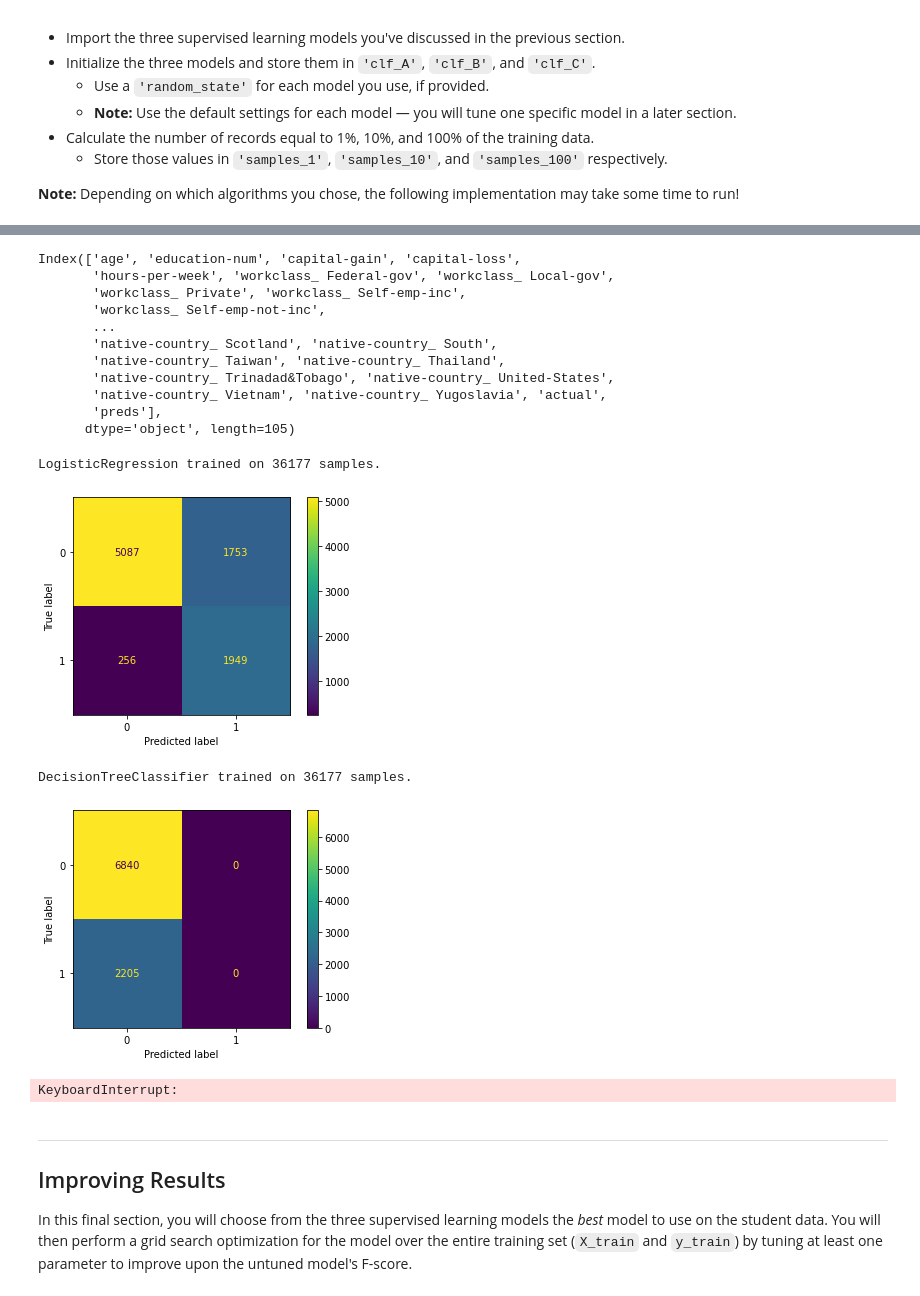
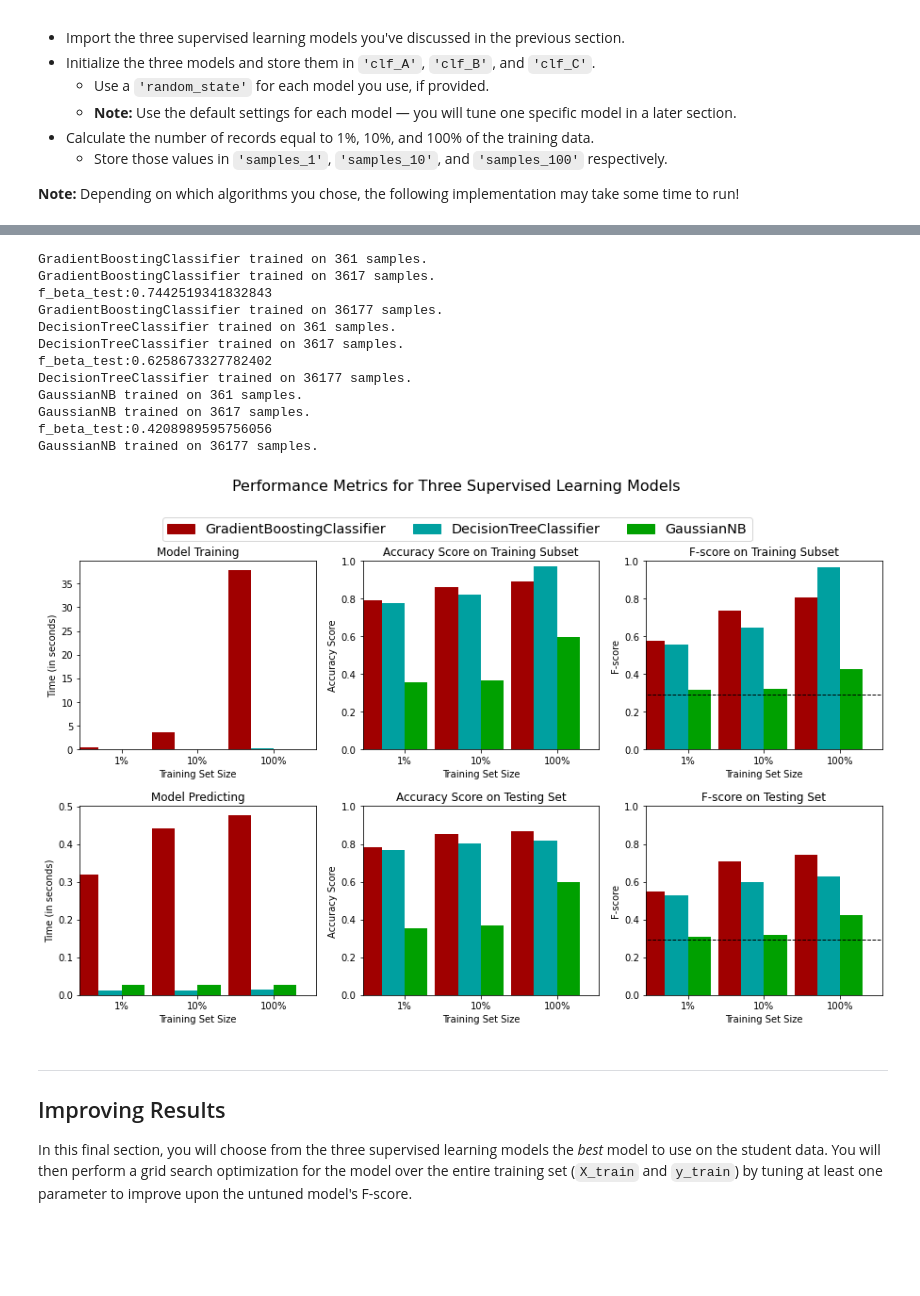
Before and after one commit to epocolis/udacity-machine-learning-with-tensorflow-nano-degree, a Jupyter notebook: projects/finding-donors/finding_donors.ipynb, the cells around one changed output, grey strips where cells are left out. Cells and saved outputs as stored; diff of their text form; code cells hidden in the pictures; blank space fills up the shorter version.

```diff
--- a/projects/finding-donors/finding_donors.ipynb
+++ b/projects/finding-donors/finding_donors.ipynb
@@ -375,7 +335,7 @@ def train_predict(learner, sample_size, X_train, y_train, X_test, y_test):
 
 
     # TODO: Calculate the total prediction time
-    results['pred_time'] = start - end
+    results['pred_time'] = end - start
 
     # TODO: Compute accuracy on the first 300 training samples which is y_train[:300]
     results['acc_train'] = accuracy_score(predictions_train ,y_train)
@@ -388,19 +348,18 @@ def train_predict(learner, sample_size, X_train, y_train, X_test, y_test):
     results['f_train'] = fbeta_score(y_train,predictions_train,beta=0.5)
 
     # TODO: Compute F-score on the test set which is y_test
-    results['f_test'] = fbeta_score(y_test, predictions_test,beta=0.5)
+    f_beta_test = fbeta_score(y_test, predictions_test,beta=0.5)
+    results['f_test'] = f_beta_test
+
+    if sample_size == 36177:
+       print(f"f_beta_test:{f_beta_test}")
 
     # Success
     print("{} trained on {} samples.".format(learner.__class__.__name__, sample_size))
 
-    from sklearn.metrics import ConfusionMatrixDisplay
-    ConfusionMatrixDisplay.from_predictions(y_test, predictions_test)
-    plt.show()
-
-
     # Return the results
 
-    return results,X_test , y_test, predictions_test
+    return results
 # %% [markdown]
 ### Implementation: Initial Model Evaluation
 In the code cell, you will need to implement the following:
@@ -451,66 +382,47 @@ c = pd.concat([r,predictions_test])
-# %%
-X_test_copy = X_test.copy()
-learner  = LogisticRegression(l1_ratio=0.8, penalty='elasticnet',  tol=0.01, solver="saga",class_weight={0:0.2,1:0.8})
-learner = learner.fit(X_train, y_train)
-predictions_test = learner.predict(X_test)
-predictions_train = learner.predict(X_train)
-
-X_test_copy["actual"] = y_test
-X_test_copy["preds"] = predictions_test
-#r = pd.concat([r, dataset])
-
-incorrect = X_test_copy[X_test_copy["actual"] != X_test_copy["preds"]]
-
-incorrect.columns
-# %% [output]
-Index(['age', 'education-num', 'capital-gain', 'capital-loss',
-       'hours-per-week', 'workclass_ Federal-gov', 'workclass_ Local-gov',
-       'workclass_ Private', 'workclass_ Self-emp-inc',
-       'workclass_ Self-emp-not-inc',
-       ...
-       'native-country_ Scotland', 'native-country_ South',
-       'native-country_ Taiwan', 'native-country_ Thailand',
-       'native-country_ Trinadad&Tobago', 'native-country_ United-States',
-       'native-country_ Vietnam', 'native-country_ Yugoslavia', 'actual',
-       'preds'],
-      dtype='object', length=105)
 # %%
 
 
 # TODO: Initialize the three models
 
-clf_A = LogisticRegression(l1_ratio=0.8, penalty='elasticnet',  tol=0.01, solver="saga",class_weight={0:0.2,1:0.8})
-clf_B = SVC(degree=5, C=0.1,kernel='rbf', gamma=100)
-clf_C = DecisionTreeClassifier(max_features=2,max_leaf_nodes=10, max_depth=6, min_samples_leaf=6,
-                               min_samples_split=5)
-clf_D = AdaBoostClassifier(base_estimator = RandomForestClassifier(n_estimators=100))
+clf_A = AdaBoostClassifier()
+clf_A = GradientBoostingClassifier(n_estimators=300, learning_rate=0.01, max_depth=100, random_state=0)
+clf_B = DecisionTreeClassifier()
+clf_C = GaussianNB()
 
 # TODO: Calculate the number of samples for 1%, 10%, and 100% of the training data
 # HINT: samples_100 is the entire training set i.e. len(y_train)
 # HINT: samples_10 is 10% of samples_100 (ensure to set the count of the values to be `int` and not `float`)
 # HINT: samples_1 is 1% of samples_100 (ensure to set the count of the values to be `int` and not `float`)
 samples_100 = int(len(y_train))
 samples_10 = int(len(y_train)*0.1)
 samples_1 =  int(len(y_train)*0.01)
 
 # Collect results on the learners
 results = {}
-for clf in [clf_A,clf_C,clf_D]:
+for clf in [clf_A,clf_B,clf_C]:
     clf_name = clf.__class__.__name__
     results[clf_name] = {}
     #for i, samples in enumerate([samples_1, samples_10, samples_100]):
-    for i, samples in enumerate([samples_100]):
+    for i, samples in enumerate([samples_1,samples_10,samples_100]):
         results[clf_name][i] = \
         train_predict(clf, samples, X_train, y_train, X_test, y_test)
 
 # Run metrics visualization for the three supervised learning models chosen
 vs.evaluate(results, accuracy, fscore)
 # %% [output]
-LogisticRegression trained on 36177 samples.
+GradientBoostingClassifier trained on 361 samples.
+GradientBoostingClassifier trained on 3617 samples.
+f_beta_test:0.7442519341832843
+GradientBoostingClassifier trained on 36177 samples.
+DecisionTreeClassifier trained on 361 samples.
+DecisionTreeClassifier trained on 3617 samples.
+f_beta_test:0.6258673327782402
+DecisionTreeClassifier trained on 36177 samples.
+GaussianNB trained on 361 samples.
+GaussianNB trained on 3617 samples.
+f_beta_test:0.4208989595756056
+GaussianNB trained on 36177 samples.
-[figure, old version]
+[figure, new version]
-DecisionTreeClassifier trained on 36177 samples.
-[figure, removed]
-KeyboardInterrupt:
 # %% [markdown]
 ----
 ## Improving Results
```
Also changed, not shown: parts of 18 cells of this notebook, 2 other files.
